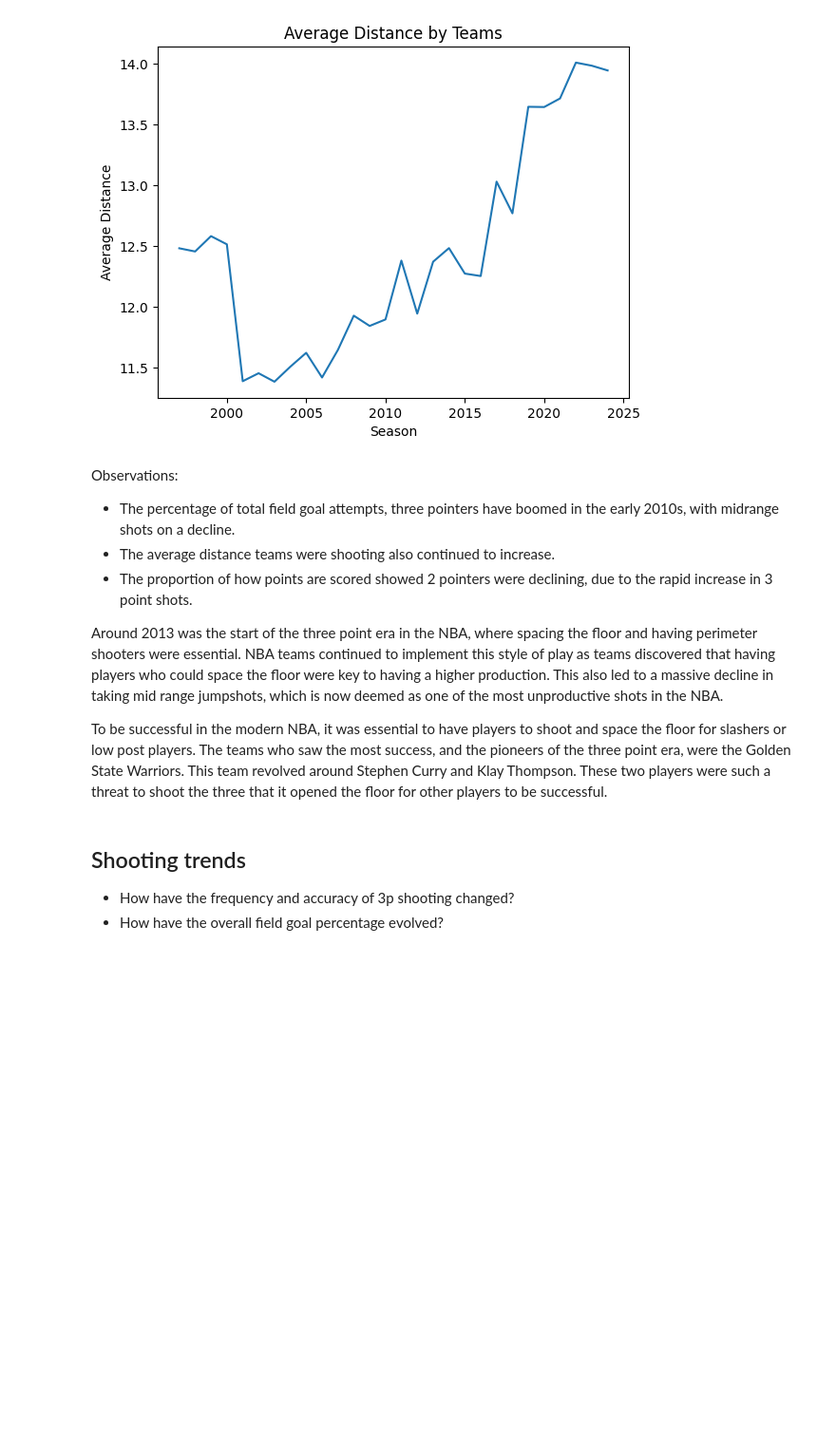
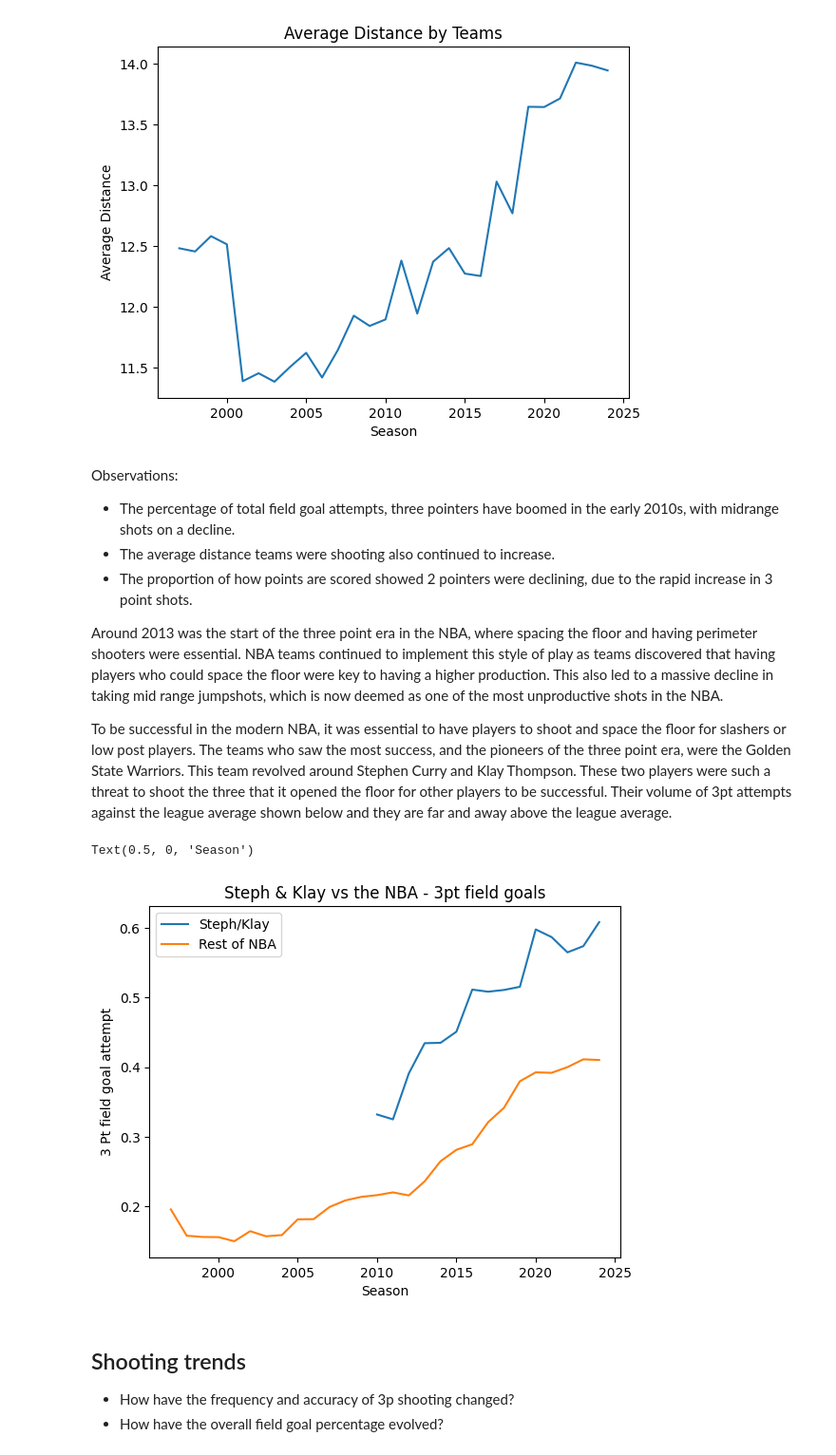
Before and after one commit to pgeneta/Basketball-Analysis, a Jupyter notebook: Basketball evolution.ipynb, the cells around one changed output. Shown at 95% size. Cells and saved outputs as stored; diff of their text form; code cells hidden in the pictures; blank space fills up the shorter version.

Commit message:
Steph/Klay chart

```diff
--- a/Basketball evolution.ipynb
+++ b/Basketball evolution.ipynb
@@ -238,7 +238,28 @@ Observations:
 Around 2013 was the start of the three point era in the NBA, where spacing the floor and having perimeter shooters were essential. NBA teams continued to implement this style of play as teams discovered that having players who could space the floor were key to having a higher production.
 This also led to a massive decline in taking mid range jumpshots, which is now deemed as one of the most unproductive shots in the NBA.
 
-To be successful in the modern NBA, it was essential to have players to shoot and space the floor for slashers or low post players. The teams who saw the most success, and the pioneers of the three point era, were the Golden State Warriors. This team revolved around Stephen Curry and Klay Thompson. These two players were such a threat to shoot the three that it opened the floor for other players to be successful.
+To be successful in the modern NBA, it was essential to have players to shoot and space the floor for slashers or low post players. The teams who saw the most success, and the pioneers of the three point era, were the Golden State Warriors. This team revolved around Stephen Curry and Klay Thompson. These two players were such a threat to shoot the three that it opened the floor for other players to be successful. Their volume of 3pt attempts against the league average shown below and they are far and away above the league average.
+# %%
+#Steph and Klay vs league average
+poi = ['Stephen Curry', 'Klay Thompson']
+gsw = shooting[shooting['player'].isin(poi)]
+gsw_plot = gsw.groupby('season')['percent_fga_from_x3p_range'].mean().reset_index()
+gsw_plot.rename(columns={"percent_fga_from_x3p_range":"fga_3pt"})
+
+#Rest of league
+rest_of_league = shooting[shooting['player'].isin(poi) == False]
+rest_of_league_plot = rest_of_league.groupby('season')['percent_fga_from_x3p_range'].mean().reset_index()
+rest_of_league_plot.rename(columns={"percent_fga_from_x3p_range":"fga_3pt"})
+
+
+sns.lineplot(data=gsw_plot, x = 'season', y = 'percent_fga_from_x3p_range', label = "Steph/Klay")
+sns.lineplot(data=rest_of_league_plot, x = 'season', y = 'percent_fga_from_x3p_range', label = "Rest of NBA")
+plt.title("Steph & Klay vs the NBA - 3pt field goals")
+plt.ylabel("3 Pt field goal attempt")
+plt.xlabel("Season")
+# %% [output]
+Text(0.5, 0, 'Season')
+[figure, added]
 # %% [markdown]
 <h2>Shooting trends</h2>
 
```
